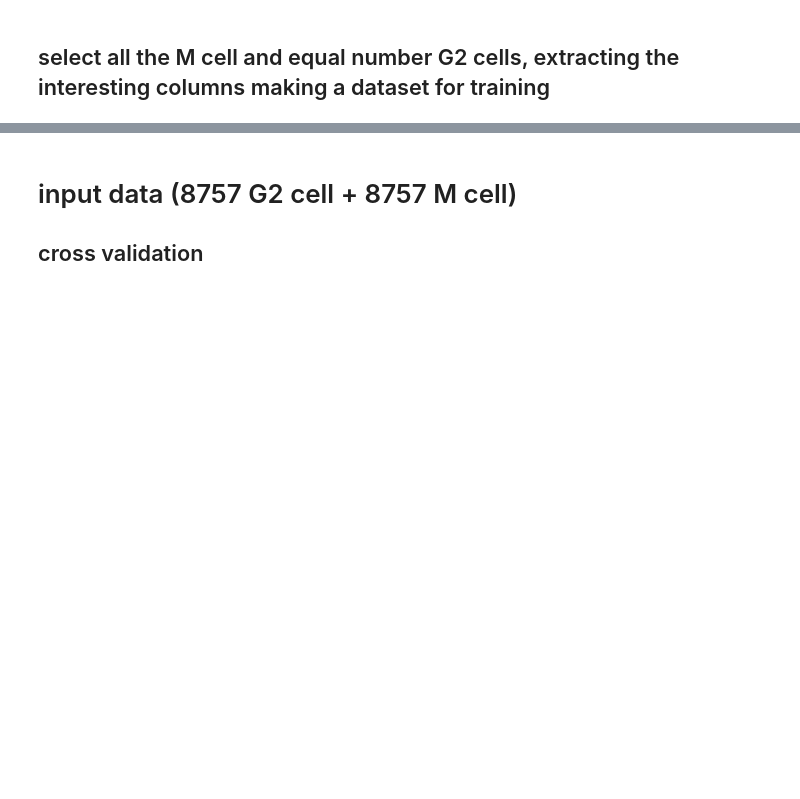
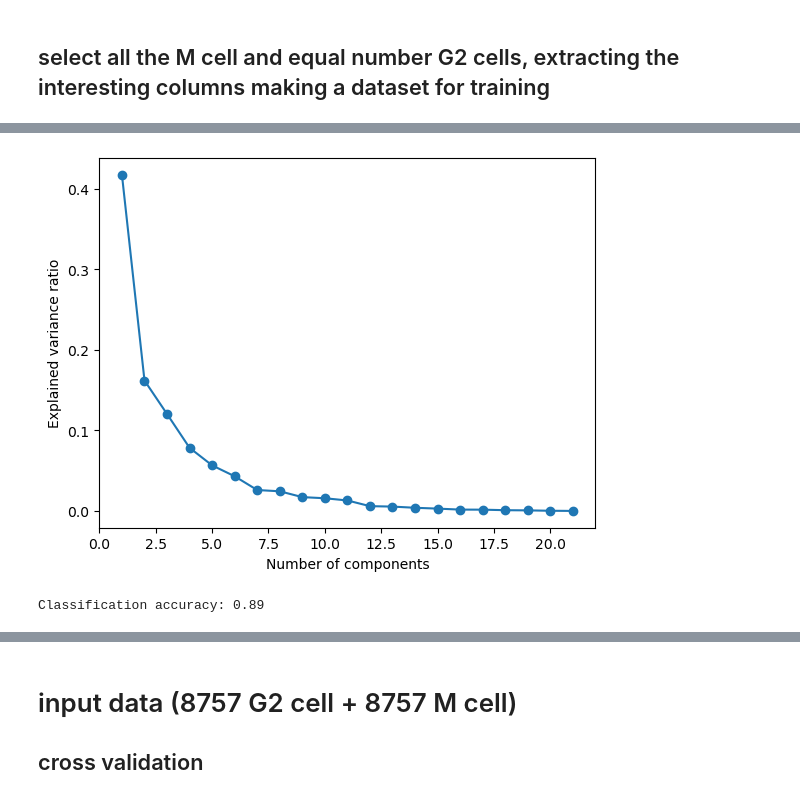
Before and after one commit to HocheggerLab/Omero_Screen, a Jupyter notebook: cellcycle_analysis_files/mitotic-classification.ipynb, the cells around one changed output, grey strips where cells are left out. Saved outputs shown, nothing was run; the diff lists cells and outputs as text; code cells hidden in the pictures; blank space fills up the shorter version.

```diff
--- a/cellcycle_analysis_files/mitotic-classification.ipynb
+++ b/cellcycle_analysis_files/mitotic-classification.ipynb
@@ -130,0 +137,61 @@ data
+# %%
+
+
+
+
+scaler = StandardScaler()
+X_std = scaler.fit_transform(data[['intensity_max_DAPI_nucleus', 'intensity_mean_DAPI_nucleus',
+       'integrated_int_DAPI',  'intensity_max_DAPI_cell','intensity_mean_DAPI_cell','DAPI_total_norm',
+       'intensity_max_Tub_nucleus','intensity_mean_Tub_nucleus', 'intensity_max_Tub_cell','intensity_mean_Tub_cell', 'intensity_max_Tub_cyto','intensity_mean_Tub_cyto',
+       'intensity_max_EdU_nucleus', 'intensity_mean_EdU_nucleus', 'intensity_max_EdU_cell','intensity_mean_EdU_cell', 'intensity_max_EdU_cyto','intensity_mean_EdU_cyto',
+       'area_cell_norm',
+       'EdU_mean_corr_norm',
+       'area_nucleus_norm',]])
+# %%
+# Create a PCA object with no limit on the number of components
+pca = PCA()
+
+# Fit the PCA model to the standardized data
+pca.fit(X_std)
+
+# Plot the explained variance ratio for each component
+plt.plot(range(1, len(pca.explained_variance_ratio_) + 1), pca.explained_variance_ratio_, marker='o')
+plt.xlabel('Number of components')
+plt.ylabel('Explained variance ratio')
+plt.show()
+# %% [output]
+[figure, added]
+# %%
+# Split the data into training and testing sets
+X_train, X_test, y_train, y_test = train_test_split(data[['intensity_max_DAPI_nucleus', 'intensity_mean_DAPI_nucleus',
+       'integrated_int_DAPI',  'intensity_max_DAPI_cell','intensity_mean_DAPI_cell','DAPI_total_norm',
+       'intensity_max_Tub_nucleus','intensity_mean_Tub_nucleus', 'intensity_max_Tub_cell','intensity_mean_Tub_cell', 'intensity_max_Tub_cyto','intensity_mean_Tub_cyto',
+       'intensity_max_EdU_nucleus', 'intensity_mean_EdU_nucleus', 'intensity_max_EdU_cell','intensity_mean_EdU_cell', 'intensity_max_EdU_cyto','intensity_mean_EdU_cyto',
+       'area_cell_norm',
+       'EdU_mean_corr_norm',
+       'area_nucleus_norm',]], data['cell_cycle_detailed'], test_size=0.3)
+
+# Standardize the data
+scaler = StandardScaler()
+X_train_std = scaler.fit_transform(X_train)
+X_test_std = scaler.transform(X_test)
+
+# Create a PCA object with the desired number of components
+pca = PCA(n_components=15)
+
+# Fit the PCA model to the training data and transform the training and testing data
+X_train_pca = pca.fit_transform(X_train_std)
+X_test_pca = pca.transform(X_test_std)
+
+# Train a logistic regression model on the transformed training data
+clf_svm_hp = svm.SVC( random_state=24,C=100,gamma='scale',decision_function_shape='ovo',kernel='rbf')
+clf_svm_hp.fit(X_train_pca, y_train)
+
+# Predict the labels of the transformed testing data
+y_pred = clf_svm_hp.predict(X_test_pca)
+
+# Compute the classification accuracy
+accuracy = accuracy_score(y_test, y_pred)
+print("Classification accuracy: {:.2f}".format(accuracy))
+# %% [output]
+Classification accuracy: 0.89
```
Also changed, not shown: parts of 10 cells of this notebook, 7 other files.
